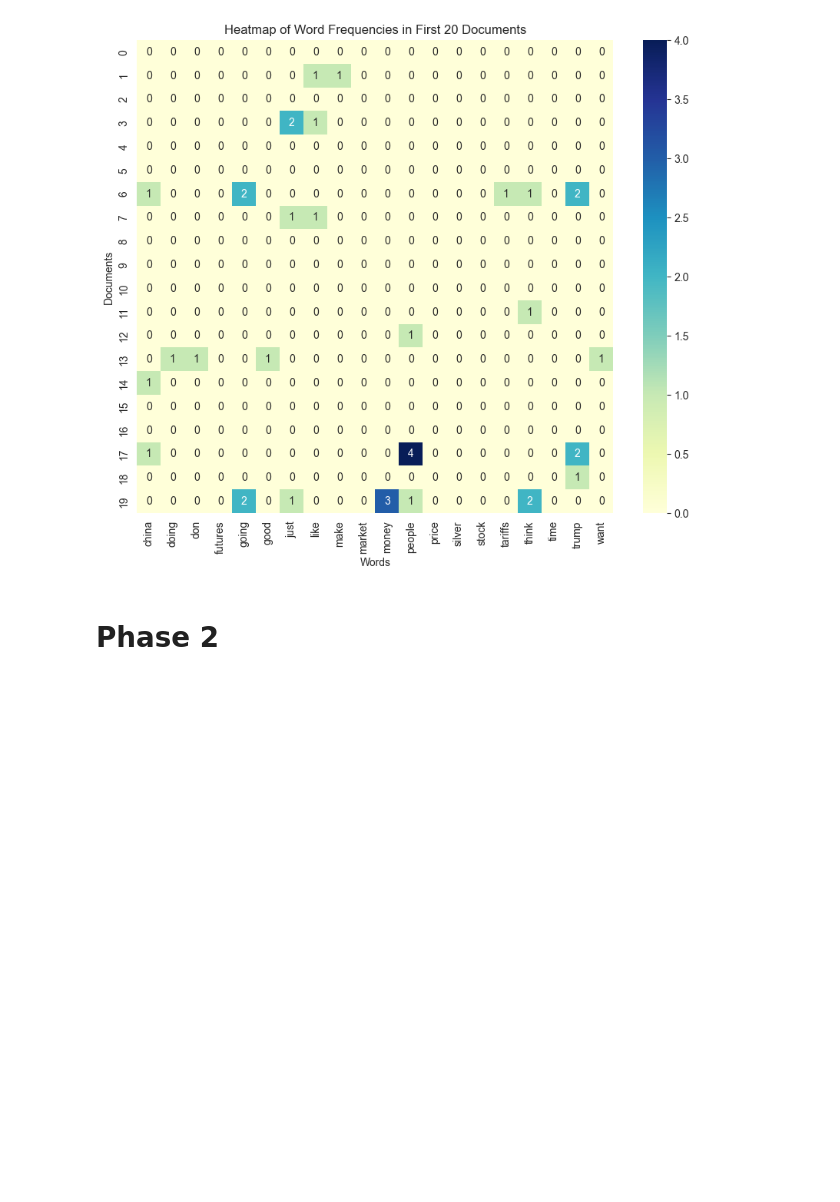
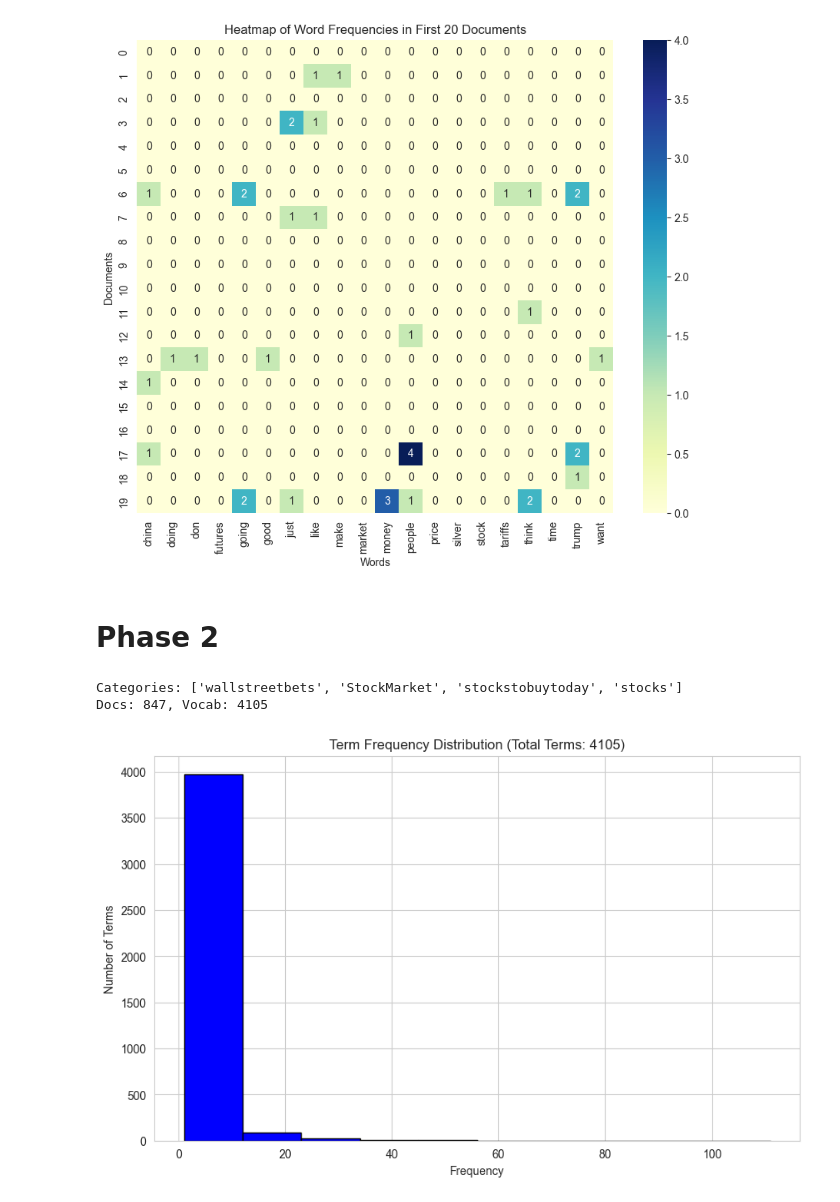
Before and after one commit to Vlhermitte/DM2025-Lab1-Exercise, a Jupyter notebook: DM2025-Lab1-Homework.ipynb, the cells around one changed output. Saved outputs shown, nothing was run; the diff lists cells and outputs as text; code cells hidden in the pictures; blank space fills up the shorter version.

```diff
--- a/DM2025-Lab1-Homework.ipynb
+++ b/DM2025-Lab1-Homework.ipynb
@@ -283,0 +283,36 @@ plt.show()
+# %%
+### Begin Assignment Here
+from sklearn.feature_extraction.text import CountVectorizer
+import numpy as np
+
+CATEGORY = 'subreddit'
+if CATEGORY not in reddit_df.columns:
+    raise ValueError(f"Column '{CATEGORY}' not found in DataFrame.")
+
+CATEGORIES = reddit_df[CATEGORY].unique().tolist()
+print(f"Categories: {CATEGORIES}")
+
+# Use a slightly larger vocab for pattern mining
+fp_vectorizer = CountVectorizer(stop_words='english')
+texts = reddit_df['text'].fillna("").astype(str)
+X_counts = fp_vectorizer.fit_transform(texts)  # bag-of-words counts
+X_bin = (X_counts > 0).astype(int)  # binary presence
+vocab = np.array(fp_vectorizer.get_feature_names_out())
+print(f"Docs: {X_bin.shape[0]}, Vocab: {X_bin.shape[1]}")
+
+tdf = pd.DataFrame(X_bin.toarray(), columns=vocab, index=reddit_df.index)
+tdf[CATEGORY] = reddit_df[CATEGORY].values
+# %% [output]
+Categories: ['wallstreetbets', 'StockMarket', 'stockstobuytoday', 'stocks']
+Docs: 847, Vocab: 4105
+# %%
+word_counts = np.asarray(X_counts.sum(axis=0)).flatten()
+
+plt.figure(figsize=(10, 6))
+plt.hist(word_counts, color='blue', edgecolor='black')
+plt.title(f'Term Frequency Distribution (Total Terms: {len(word_counts)})')
+plt.xlabel('Frequency')
+plt.ylabel('Number of Terms')
+plt.show()
+# %% [output]
+[figure, added]
```
Also changed, not shown: parts of 25 cells of this notebook, 1 other file.
